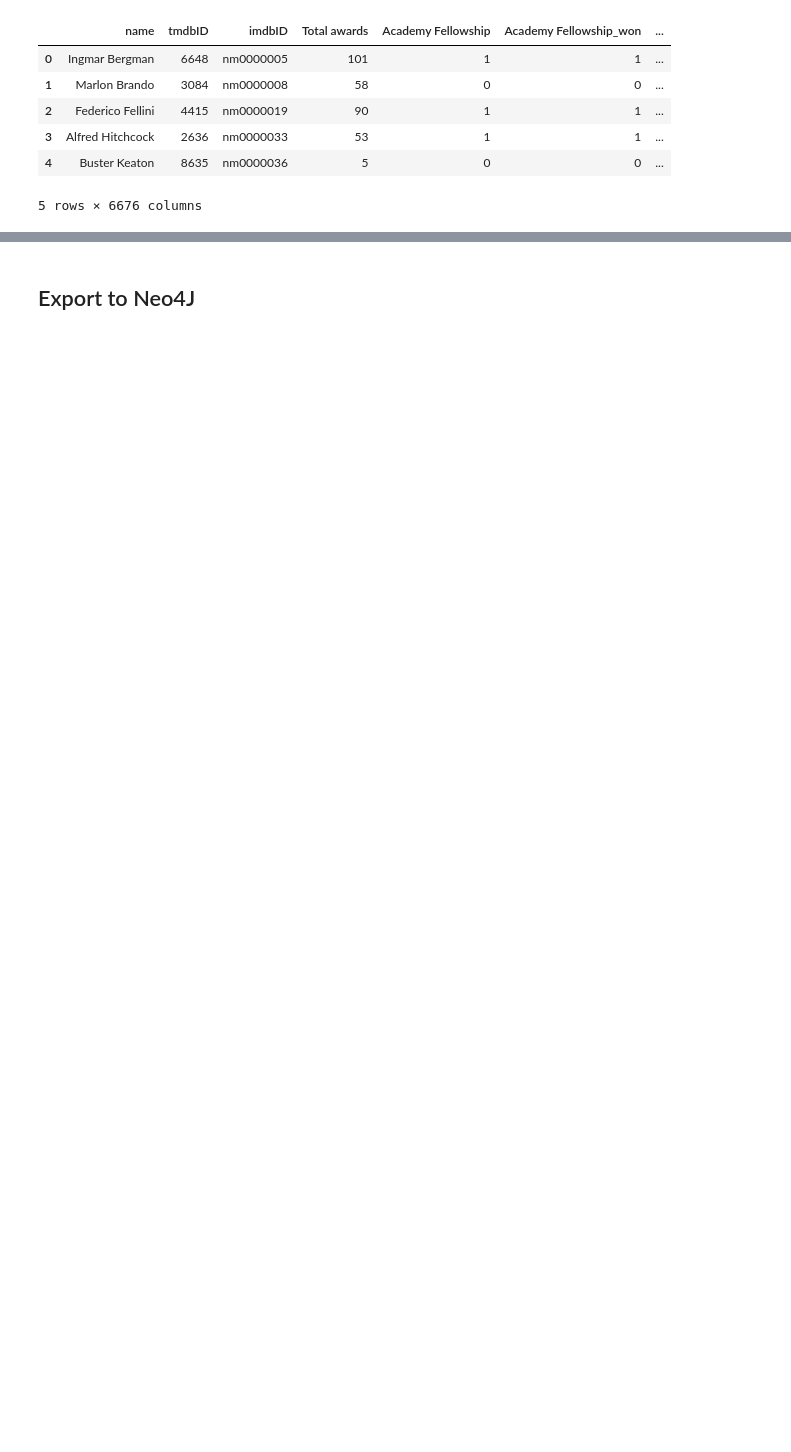
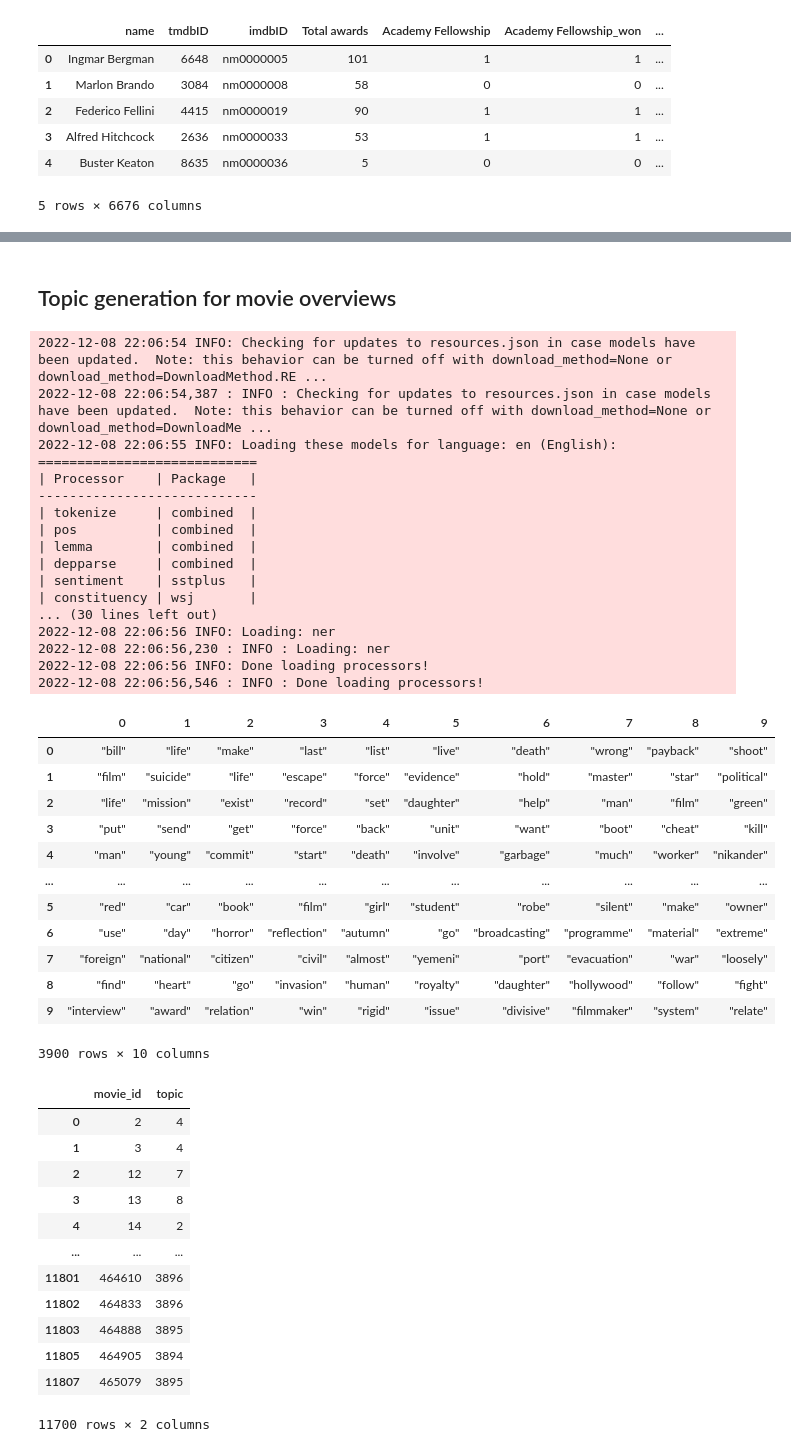
Before and after one commit to leoclo/dse-203, a Jupyter notebook: src/app.ipynb, the cells around one changed output, grey strips where cells are left out. Saved outputs shown, nothing was run; the diff lists cells and outputs as text; code cells hidden in the pictures; blank space fills up the shorter version.

Commit message:
Revert "Restore order to app notebook."
This reverts commit 3ad0765912c4d42d7a5219e30c86d3230c6b9380.

```diff
--- a/src/app.ipynb
+++ b/src/app.ipynb
@@ -55,6 +47,60 @@ data_df = run_app(settings, 'extract_transform')
 ==== TRANSFORM cast ====
-# %% [markdown]
-## Export to Neo4J
+# %% [markdown]
+## Topic generation for movie overviews
+# %%
+movie_topics = gen_topics()
+# (df_movie_topics, df_topic_words) = movie_topics.batch_process(data_df['movies'][data_df['movies']['lang'] == 'en'])
+(df_movie_topics, df_topic_words) = movie_topics.batch_process(data_df['movies'][data_df['movies']['overview'].apply(lambda x: x is not None and len(x) > 30)])
+df_topic_words.reset_index(drop=True, inplace=True)
+df_movie_topics.reset_index(drop=True, inplace=True)
+display(df_topic_words)
+display(df_movie_topics)
+df_topic_words.to_csv('./files/archive/topic_words.csv', index=True)
+df_movie_topics.to_csv('./files/archive/movie_topic_ids.csv', index=True)
+# %% [output]
+2022-12-08 22:06:54 INFO: Checking for updates to resources.json in case models have been updated.  Note: this behavior can be turned off with download_method=None or download_method=DownloadMethod.RE ...
+2022-12-08 22:06:54,387 : INFO : Checking for updates to resources.json in case models have been updated.  Note: this behavior can be turned off with download_method=None or download_method=DownloadMe ...
+2022-12-08 22:06:55 INFO: Loading these models for language: en (English):
+============================
+| Processor    | Package   |
+----------------------------
+| tokenize     | combined  |
+| pos          | combined  |
+| lemma        | combined  |
+| depparse     | combined  |
+| sentiment    | sstplus   |
+| constituency | wsj       |
+... (30 lines left out)
+2022-12-08 22:06:56 INFO: Loading: ner
+2022-12-08 22:06:56,230 : INFO : Loading: ner
+2022-12-08 22:06:56 INFO: Done loading processors!
+2022-12-08 22:06:56,546 : INFO : Done loading processors!
+|  | 0 | 1 | 2 | 3 | 4 | 5 | 6 | 7 | 8 | 9 |
+| 0 | "bill" | "life" | "make" | "last" | "list" | "live" | "death" | "wrong" | "payback" | "shoot" |
+| 1 | "film" | "suicide" | "life" | "escape" | "force" | "evidence" | "hold" | "master" | "star" | "political" |
+| 2 | "life" | "mission" | "exist" | "record" | "set" | "daughter" | "help" | "man" | "film" | "green" |
+| 3 | "put" | "send" | "get" | "force" | "back" | "unit" | "want" | "boot" | "cheat" | "kill" |
+| 4 | "man" | "young" | "commit" | "start" | "death" | "involve" | "garbage" | "much" | "worker" | "nikander" |
+| ... | ... | ... | ... | ... | ... | ... | ... | ... | ... | ... |
+| 5 | "red" | "car" | "book" | "film" | "girl" | "student" | "robe" | "silent" | "make" | "owner" |
+| 6 | "use" | "day" | "horror" | "reflection" | "autumn" | "go" | "broadcasting" | "programme" | "material" | "extreme" |
+| 7 | "foreign" | "national" | "citizen" | "civil" | "almost" | "yemeni" | "port" | "evacuation" | "war" | "loosely" |
+| 8 | "find" | "heart" | "go" | "invasion" | "human" | "royalty" | "daughter" | "hollywood" | "follow" | "fight" |
+| 9 | "interview" | "award" | "relation" | "win" | "rigid" | "issue" | "divisive" | "filmmaker" | "system" | "relate" |
+3900 rows × 10 columns
+|  | movie_id | topic |
+| 0 | 2 | 4 |
+| 1 | 3 | 4 |
+| 2 | 12 | 7 |
+| 3 | 13 | 8 |
+| 4 | 14 | 2 |
+| ... | ... | ... |
+| 11801 | 464610 | 3896 |
+| 11802 | 464833 | 3896 |
+| 11803 | 464888 | 3895 |
+| 11805 | 464905 | 3894 |
+| 11807 | 465079 | 3895 |
+11700 rows × 2 columns
 # %%
 etl = run_app(settings, 'etl')
 # %% [output]
```
Also changed, not shown: parts of 6 cells of this notebook.
